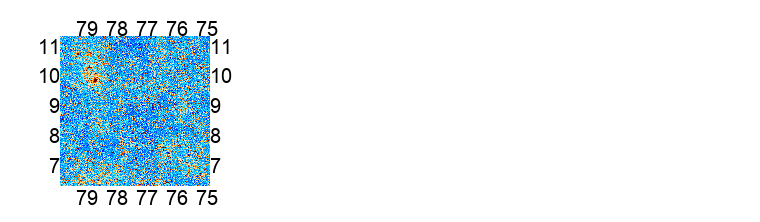
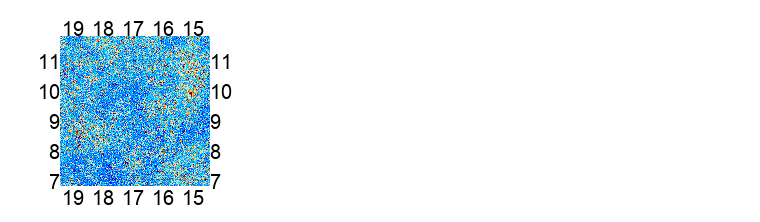
Before and after one commit to dwhan89/cosmikyu, a Jupyter notebook: notebooks/StampDataSet.ipynb, the cells around one changed output. Cells and saved outputs as stored; diff of their text form; code cells hidden in the pictures.

```diff
--- a/notebooks/StampDataSet.ipynb
+++ b/notebooks/StampDataSet.ipynb
@@ -25,26 +22,26 @@ The autoreload extension is already loaded. To reload it, use:
 # %%
 output_dir = config.default_data_dir
 def output_path(x):
     return os.path.join(output_dir, x)
 
 res_arcmin = 2.0
 shape = (150, 150)
 stamp_dir = output_path("stamp_{}arcmin_{}x{}".format(res_arcmin, shape[0], shape[1]))
 
 #SS = maps.StampedSky(stamp_dir, res_arcmin, shape)
 meta = np.loadtxt(output_path('ir_pts/148_meta.txt'))
 PS = cmk_transforms.TakePS(bin_edges=np.linspace(0,7000,200), shape=shape)
-NN = cmk_transforms.Normalize(meta)
-UN = cmk_transforms.UnNormalize(meta)
+#NN = cmk_transforms.Normalize(meta)
+#UN = cmk_transforms.UnNormalize(meta)
 TE = cmk_transforms.ToEnmap()
-composed = transforms.Compose([PS, NN, TE])
+composed = transforms.Compose([PS,TE])
 #composed = transforms.Compose([NN, TE])
 SSDS = maps.StampedSkyDataSet(stamp_dir, 3000, res_arcmin, 'ir_pts', 148, shape, transform=composed)
 
 SSDS[0].keys()
-enplot.pshow(SSDS[0]['map'], downgrade=1)
+enplot.pshow(SSDS[4]['map'], downgrade=1)
 # %% [output]
-[figure, old version]
+[figure, new version]
 # %%
 LS = cmk_transforms.LogScale()
 np.mean(LS.__call__(SSDS[30])['data'])
```
Also changed, not shown: parts of 2 cells of this notebook, 6 other files.
